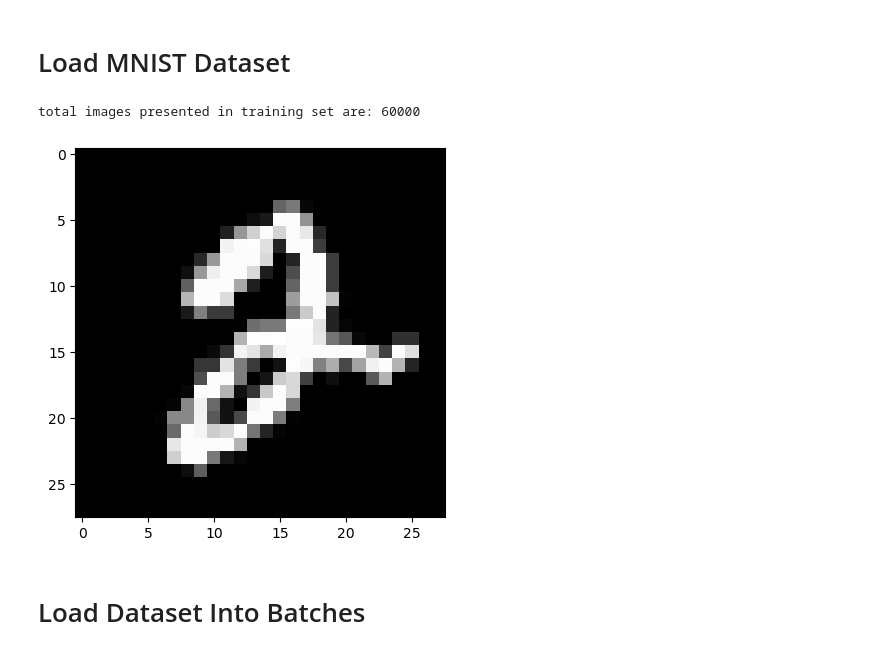
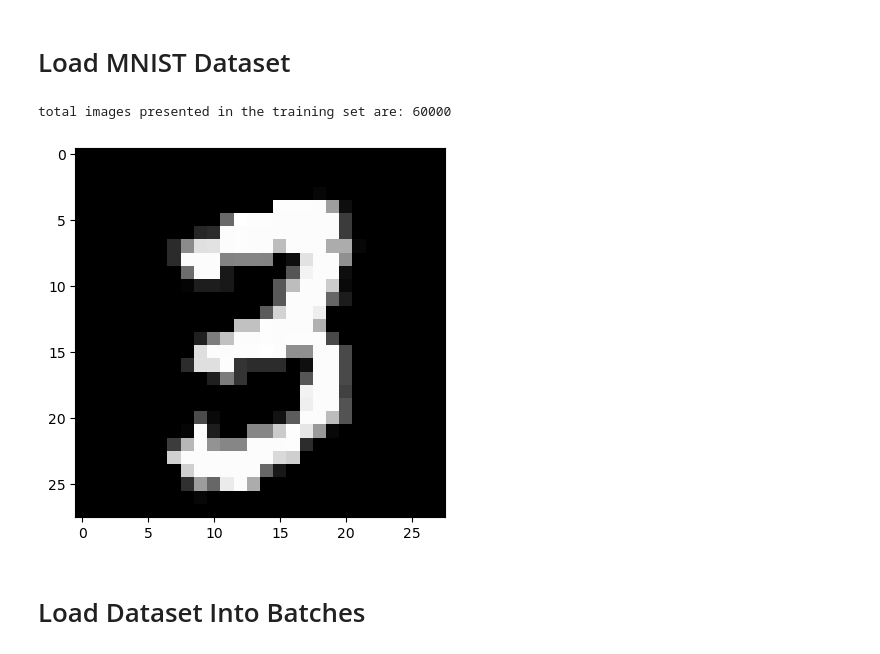
Before and after one commit to arianaira/Build-a-generative-adversarial-network, a Jupyter notebook: Build a Generative Adversarial Network .ipynb, the cells around one changed output. Drawn from its saved outputs; the diff is of its cells as text; code cells hidden in the pictures.

```diff
--- a/Build a Generative Adversarial Network .ipynb
+++ b/Build a Generative Adversarial Network .ipynb
@@ -35,13 +35,13 @@ train_augs = T.Compose([
 # %%
 trainset = datasets.MNIST('MNIST/', download = True, train = True, transform = train_augs)
 # %%
-image, label = trainset[5]
+image, label = trainset[7]
 plt.imshow(image.squeeze(), cmap = 'gray')
 
-print('total images presented in training set are:', len(trainset))
+print('total images presented in the training set are:', len(trainset))
 # %% [output]
-total images presented in training set are: 60000
+total images presented in the training set are: 60000
-[figure, old version]
+[figure, new version]
 # %% [markdown]
 # Load Dataset Into Batches
 # %%
```
Also changed, not shown: parts of 8 cells of this notebook.
